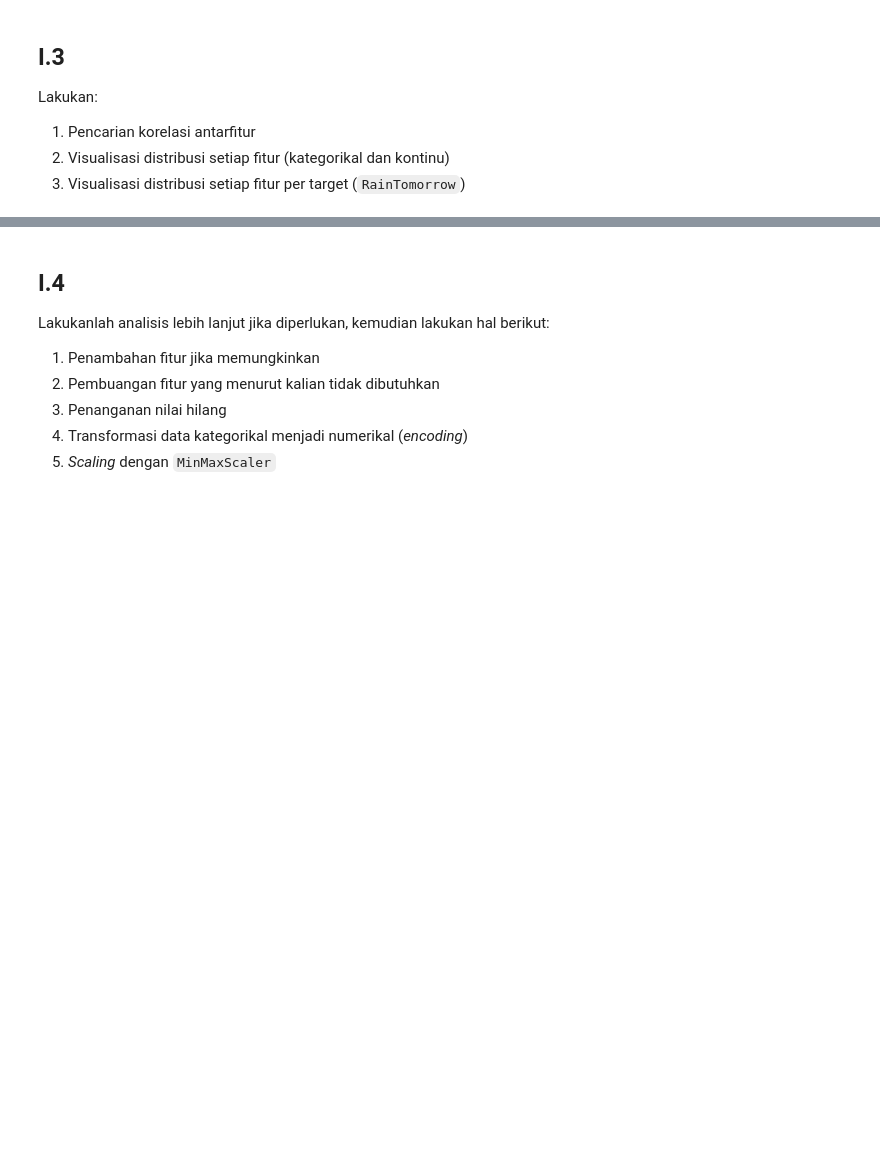
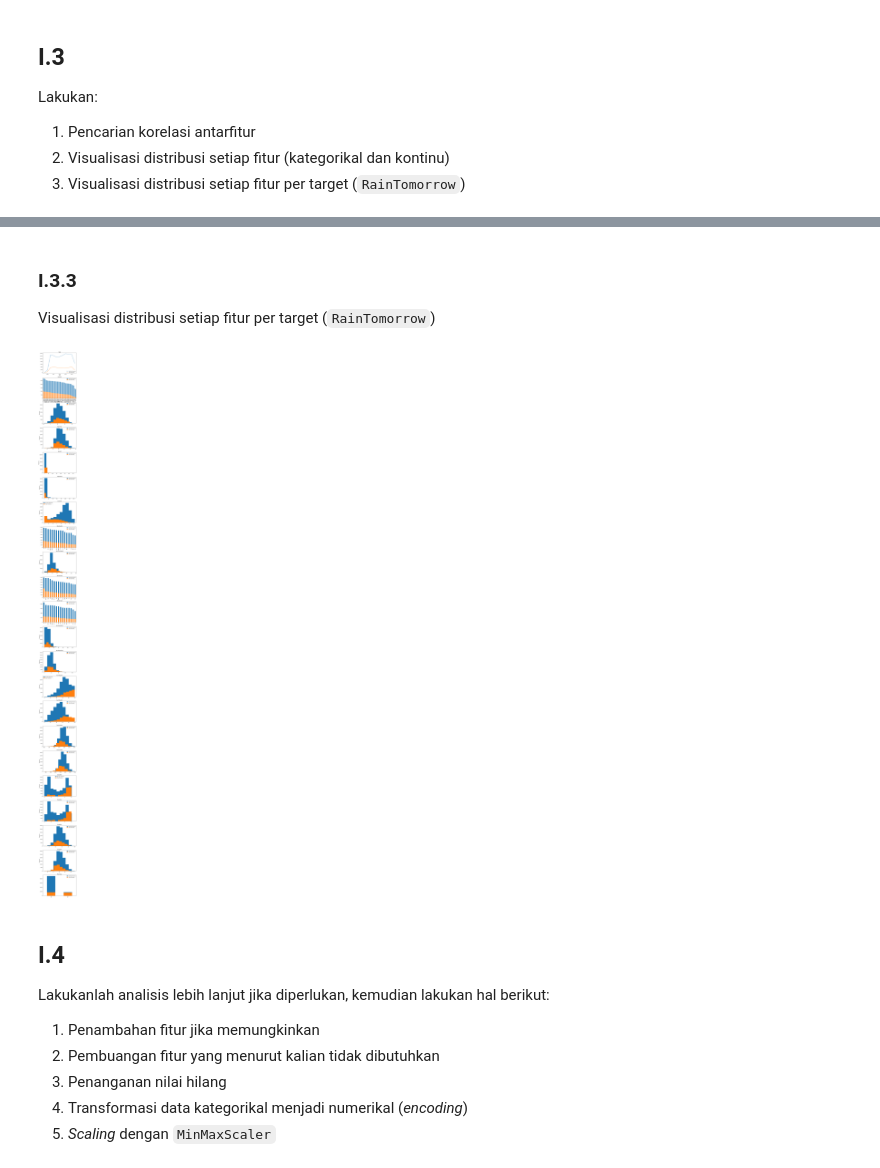
Before and after one commit to ZianTsabit/PraPraktikum-ML, a Jupyter notebook: Tugas_Prapraktikum_IF3270.ipynb, the cells around one changed output, grey strips where cells are left out. Drawn from its saved outputs; the diff is of its cells as text; code cells hidden in the pictures; blank space fills up the shorter version.

```diff
--- a/Tugas_Prapraktikum_IF3270.ipynb
+++ b/Tugas_Prapraktikum_IF3270.ipynb
@@ -171,3 +328,37 @@ Lakukan:
+# %% [markdown]
+### I.3.3
+
+Visualisasi distribusi setiap fitur per target (`RainTomorrow`)
+# %%
+# create subplots
+fig, axes = plt.subplots(nrows=len(df_clean_date.columns) - 1, ncols=1, figsize=(8, (len(df_clean_date.columns) - 1) * 6))
+# loop over the columns
+for i, col in enumerate(df_clean_date.columns):
+    if col == 'RainTomorrow':
+        continue
+    elif df_clean_date[col].dtype == 'object':
+        # categorical column - use bar chart
+        df_clean_date[df_clean_date['RainTomorrow'] == 'No'][col].value_counts().plot.bar(ax=axes[i], label='No Rain Tomorrow', color='tab:blue')
+        df_clean_date[df_clean_date['RainTomorrow'] == 'Yes'][col].value_counts().plot.bar(ax=axes[i], label='Rain Tomorrow', color='tab:orange')
+        axes[i].set_title(col)
+        axes[i].legend()
+    elif df_clean_date[col].dtype == 'datetime64[ns]':
+        no_date = df_clean_date[df_clean_date['RainTomorrow'] == 'No'][['Date', 'RainTomorrow']]
+        no_date.groupby(no_date["Date"].dt.year).count()['RainTomorrow'].plot(kind='line', label='No Rain Tomorrow', ax=axes[i], legend=True, color='tab:blue')
+        yes_date = df_clean_date[df_clean_date['RainTomorrow'] == 'Yes'][['Date', 'RainTomorrow']]
+        yes_date.groupby(yes_date["Date"].dt.year).count()['RainTomorrow'].plot(kind='line', label='Rain Tomorrow', ax=axes[i], legend=True, color='tab:orange')
+        axes[i].set_title(col)
+    else:
+        # non-categorical column - use histogram
+        df_clean_date[df_clean_date['RainTomorrow'] == 'No'][col].plot.hist(ax=axes[i], label='No Rain Tomorrow', color='tab:blue')
+        df_clean_date[df_clean_date['RainTomorrow'] == 'Yes'][col].plot.hist(ax=axes[i], label='Rain Tomorrow', color='tab:orange')
+        axes[i].set_title(col)
+        axes[i].legend()
+
+# show the plot
+plt.show()
+# %% [output]
+[figure, added]
 # %% [markdown]
 ## I.4
 Lakukanlah analisis lebih lanjut jika diperlukan, kemudian lakukan hal berikut:
```
Also changed, not shown: parts of 29 cells of this notebook, 1 other file.
